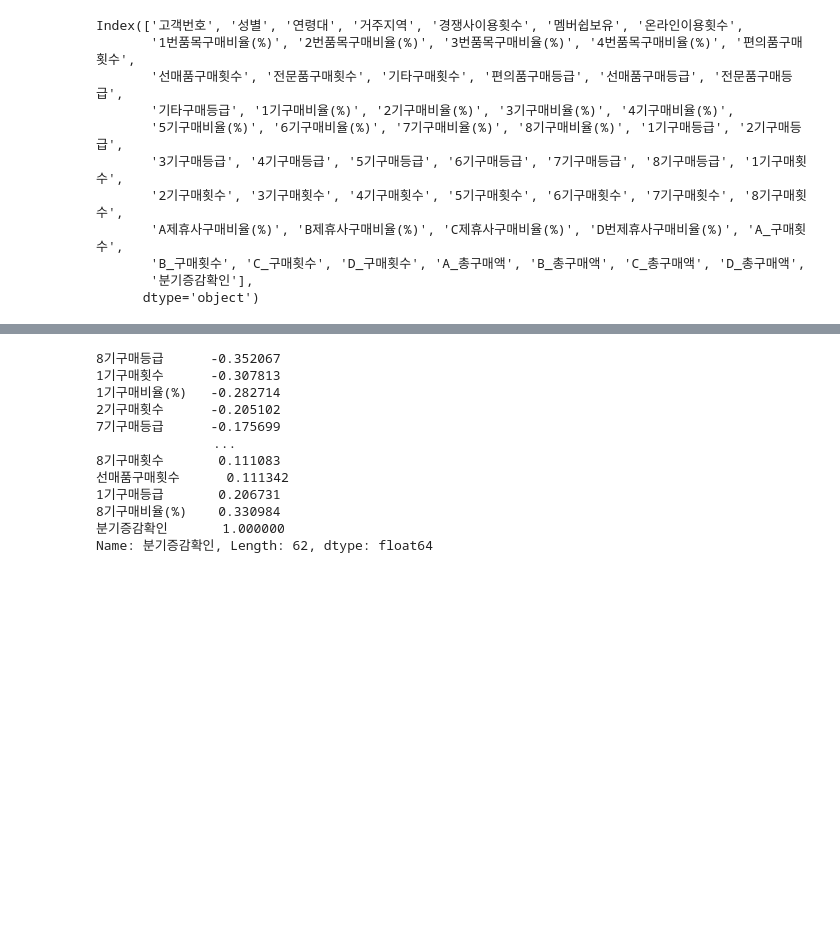
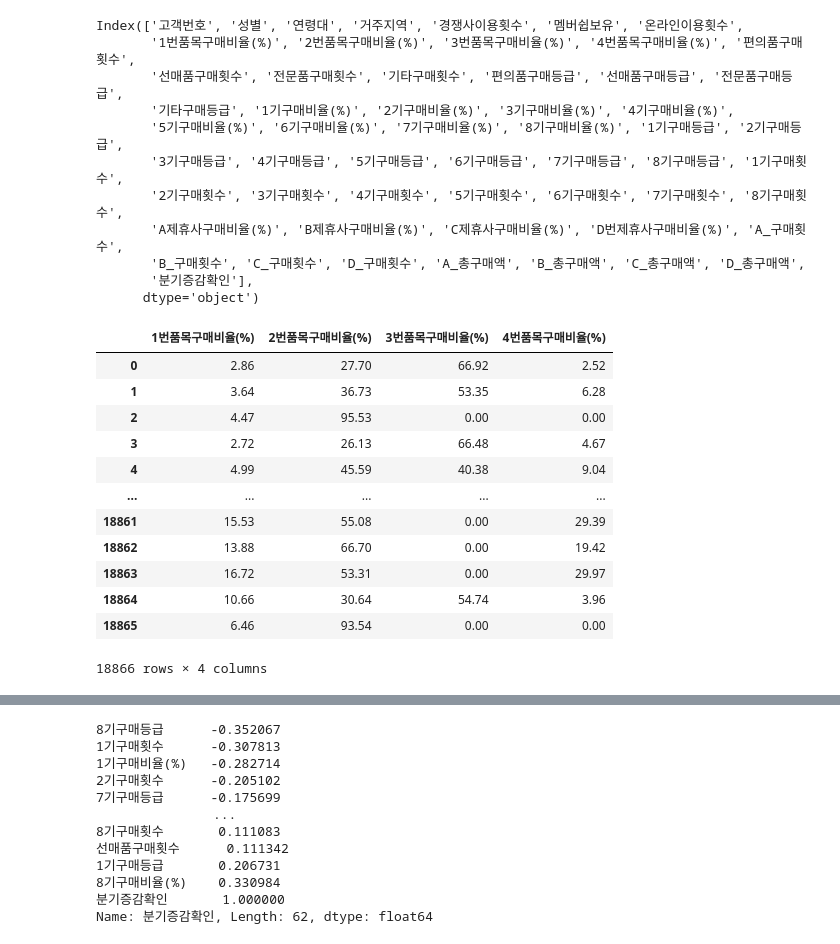
Before and after one commit to HyeonuJeong/Mycakd5, a Jupyter notebook: 1차프로젝트프로그래밍/분류기.ipynb, the cells around one changed output, grey strips where cells are left out. Drawn from its saved outputs; the diff is of its cells as text; code cells hidden in the pictures; blank space fills up the shorter version.

```diff
--- a/1차프로젝트프로그래밍/분류기.ipynb
+++ b/1차프로젝트프로그래밍/분류기.ipynb
@@ -62,6 +62,23 @@ Index(['고객번호', '성별', '연령대', '거주지역', '경쟁사이용
        'B_구매횟수', 'C_구매횟수', 'D_구매횟수', 'A_총구매액', 'B_총구매액', 'C_총구매액', 'D_총구매액',
        '분기증감확인'],
       dtype='object')
+# %%
+df[['1번품목구매비율(%)', '2번품목구매비율(%)',
+       '3번품목구매비율(%)', '4번품목구매비율(%)']]
+# %% [output]
+|  | 1번품목구매비율(%) | 2번품목구매비율(%) | 3번품목구매비율(%) | 4번품목구매비율(%) |
+| 0 | 2.86 | 27.70 | 66.92 | 2.52 |
+| 1 | 3.64 | 36.73 | 53.35 | 6.28 |
+| 2 | 4.47 | 95.53 | 0.00 | 0.00 |
+| 3 | 2.72 | 26.13 | 66.48 | 4.67 |
+| 4 | 4.99 | 45.59 | 40.38 | 9.04 |
+| ... | ... | ... | ... | ... |
+| 18861 | 15.53 | 55.08 | 0.00 | 29.39 |
+| 18862 | 13.88 | 66.70 | 0.00 | 19.42 |
+| 18863 | 16.72 | 53.31 | 0.00 | 29.97 |
+| 18864 | 10.66 | 30.64 | 54.74 | 3.96 |
+| 18865 | 6.46 | 93.54 | 0.00 | 0.00 |
+18866 rows × 4 columns
 # %%
 from sklearn.preprocessing import StandardScaler
 stcol=['1번품목구매비율(%)', '2번품목구매비율(%)',
```
Also changed, not shown: 26 other files.
